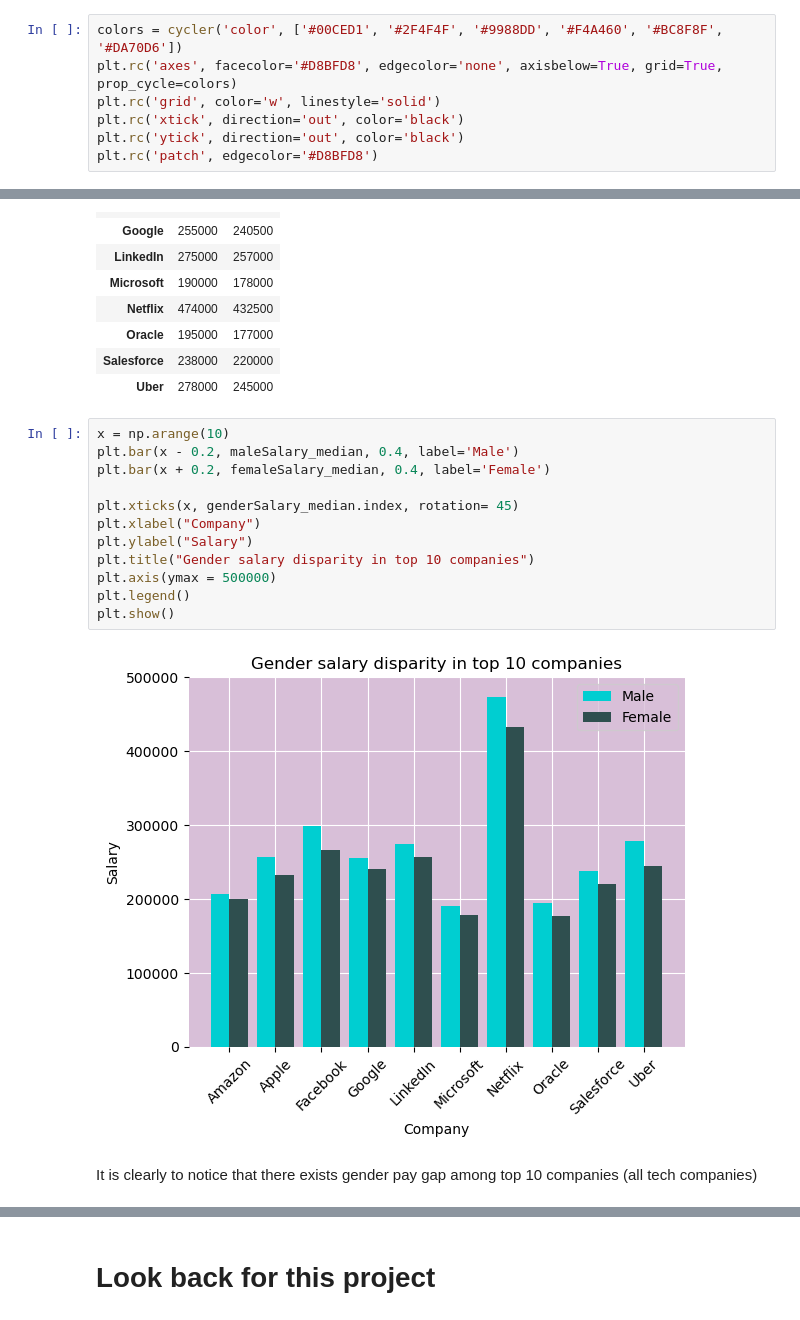
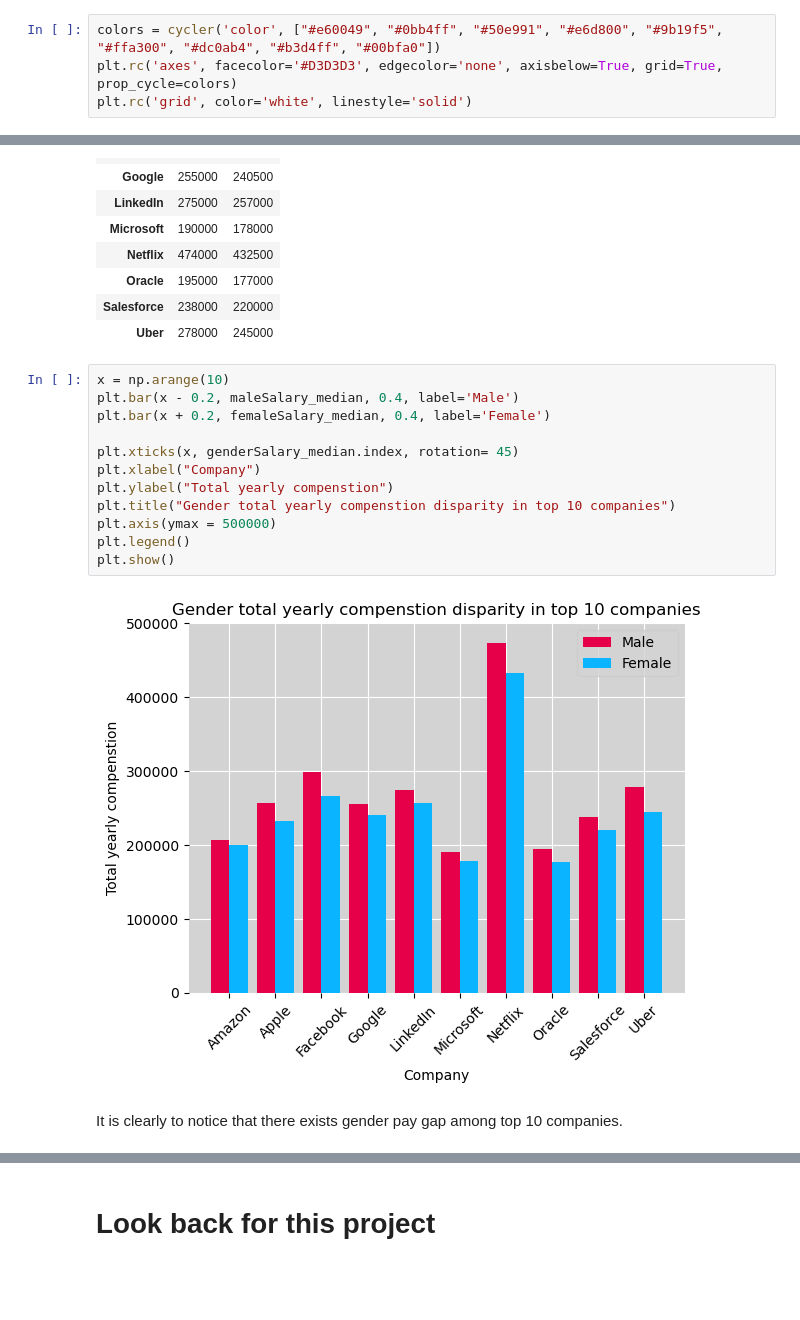
Before and after one commit to hoangvo1902/CSC17104_PROGRAMMING-FOR-DATA-SCIENCE, a Jupyter notebook: Final project_Completed.ipynb, the cells around one changed output, grey strips where cells are left out. Cells and saved outputs as stored; diff of their text form; blank space fills up the shorter version.

```diff
--- a/Final project_Completed.ipynb
+++ b/Final project_Completed.ipynb
@@ -290,12 +291,9 @@ There are just only total 8 times did not have the score, 12 times did not have
 # %% [markdown]
 Hmm...Insert some colour for good vision
 # %%
-colors = cycler('color', ['#00CED1', '#2F4F4F', '#9988DD', '#F4A460', '#BC8F8F', '#DA70D6'])
-plt.rc('axes', facecolor='#D8BFD8', edgecolor='none', axisbelow=True, grid=True, prop_cycle=colors)
-plt.rc('grid', color='w', linestyle='solid')
-plt.rc('xtick', direction='out', color='black')
-plt.rc('ytick', direction='out', color='black')
-plt.rc('patch', edgecolor='#D8BFD8')
+colors = cycler('color', ["#e60049", "#0bb4ff", "#50e991", "#e6d800", "#9b19f5", "#ffa300", "#dc0ab4", "#b3d4ff", "#00bfa0"])
+plt.rc('axes', facecolor='#D3D3D3', edgecolor='none', axisbelow=True, grid=True, prop_cycle=colors)
+plt.rc('grid', color='white', linestyle='solid')
 # %% [markdown]
 ---
 # %% [markdown]
@@ -760,16 +758,16 @@ genderSalary_median
 # %%
 x = np.arange(10)
 plt.bar(x - 0.2, maleSalary_median, 0.4, label='Male')
 plt.bar(x + 0.2, femaleSalary_median, 0.4, label='Female')
 
 plt.xticks(x, genderSalary_median.index, rotation= 45)
 plt.xlabel("Company")
-plt.ylabel("Salary")
-plt.title("Gender salary disparity in top 10 companies")
+plt.ylabel("Total yearly compenstion")
+plt.title("Gender total yearly compenstion disparity in top 10 companies")
 plt.axis(ymax = 500000)
 plt.legend()
 plt.show()
 # %% [output]
-[figure, old version]
+[figure, new version]
 # %% [markdown]
-It is clearly to notice that there exists gender pay gap among top 10 companies (all tech companies)
+It is clearly to notice that there exists gender pay gap among top 10 companies.
```
Also changed, not shown: parts of 16 cells of this notebook.
